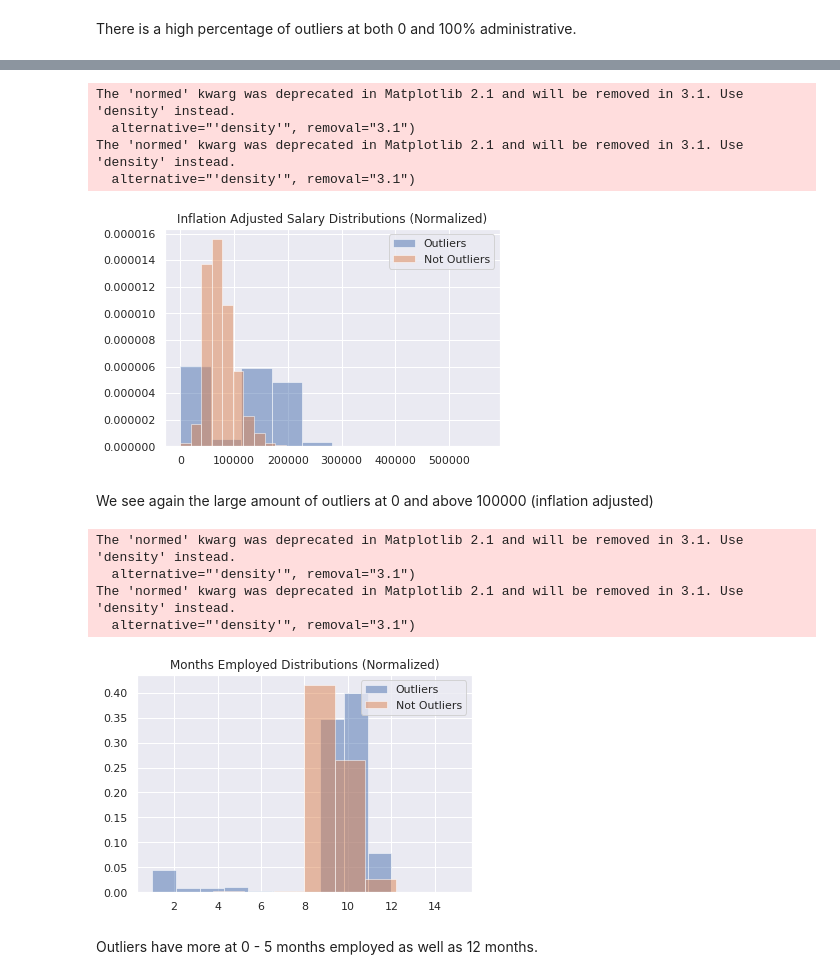
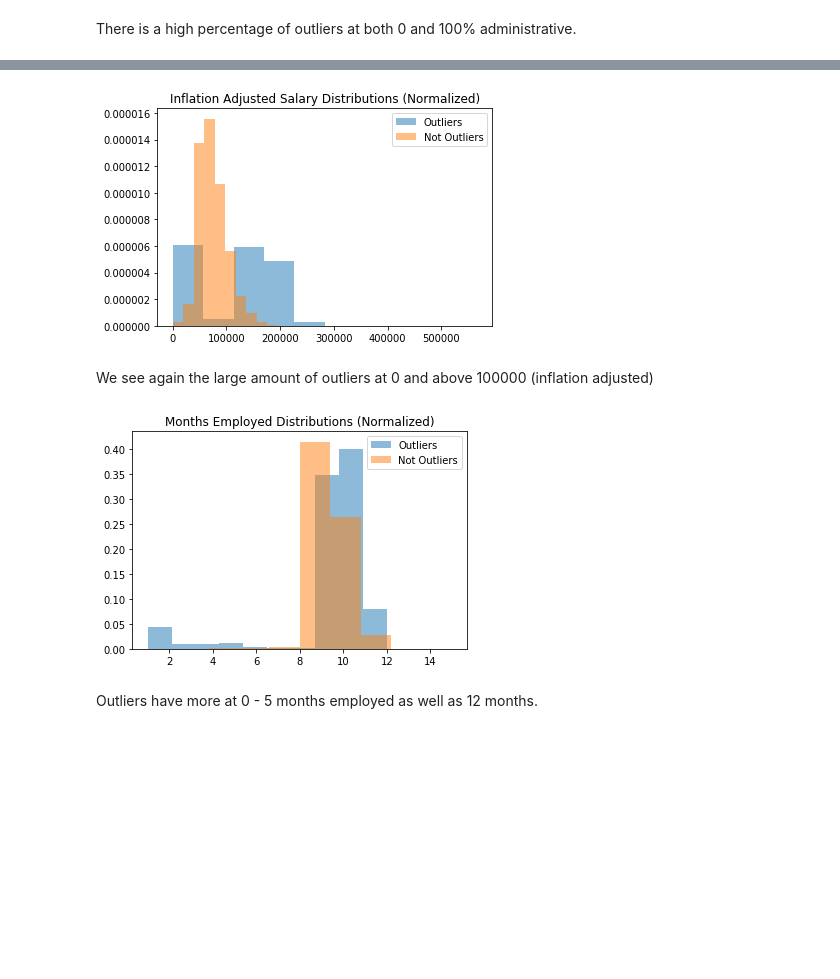
Before and after one commit to spanman888/DSC672_Teacher_Salary, a Jupyter notebook: Capstone_Teacher_Salary.ipynb, the cells around one changed output, grey strips where cells are left out. Saved outputs shown, nothing was run; the diff lists cells and outputs as text; code cells hidden in the pictures; blank space fills up the shorter version.

```diff
--- a/Capstone_Teacher_Salary.ipynb
+++ b/Capstone_Teacher_Salary.ipynb
@@ -243,35 +248,27 @@ df_not_outliers.describe()
 # %%
 x = [df_outliers['CPIAdjSalary']]
 y = [df_not_outliers['CPIAdjSalary']]
 
-plt.hist(x, alpha=0.5, label='Outliers', normed = True)
-plt.hist(y, alpha=0.5, label='Not Outliers', normed = True)
+plt.hist(x, alpha=0.5, label='Outliers', density = True)
+plt.hist(y, alpha=0.5, label='Not Outliers', density = True)
 plt.legend(loc='upper right')
 plt.title('Inflation Adjusted Salary Distributions (Normalized)')
 plt.show()
 # %% [output]
-The 'normed' kwarg was deprecated in Matplotlib 2.1 and will be removed in 3.1. Use 'density' instead.
-  alternative="'density'", removal="3.1")
-The 'normed' kwarg was deprecated in Matplotlib 2.1 and will be removed in 3.1. Use 'density' instead.
-  alternative="'density'", removal="3.1")
-[figure, old version]
+[figure, new version]
 # %% [markdown]
 We see again the large amount of outliers at 0 and above 100000 (inflation adjusted)
 # %%
 x = [df_outliers['months_employed']]
 y = [df_not_outliers['months_employed']]
 
-plt.hist(x, alpha=0.5, label='Outliers', normed = True)
-plt.hist(y, alpha=0.5, label='Not Outliers', normed = True)
+plt.hist(x, alpha=0.5, label='Outliers', density = True)
+plt.hist(y, alpha=0.5, label='Not Outliers', density = True)
 plt.legend(loc='upper right')
 plt.title('Months Employed Distributions (Normalized)')
 plt.show()
 # %% [output]
-The 'normed' kwarg was deprecated in Matplotlib 2.1 and will be removed in 3.1. Use 'density' instead.
-  alternative="'density'", removal="3.1")
-The 'normed' kwarg was deprecated in Matplotlib 2.1 and will be removed in 3.1. Use 'density' instead.
-  alternative="'density'", removal="3.1")
-[figure, old version]
+[figure, new version]
 # %% [markdown]
 Outliers have more at 0 - 5 months employed as well as 12 months.
 # %%
```
Also changed, not shown: parts of 66 cells of this notebook.
